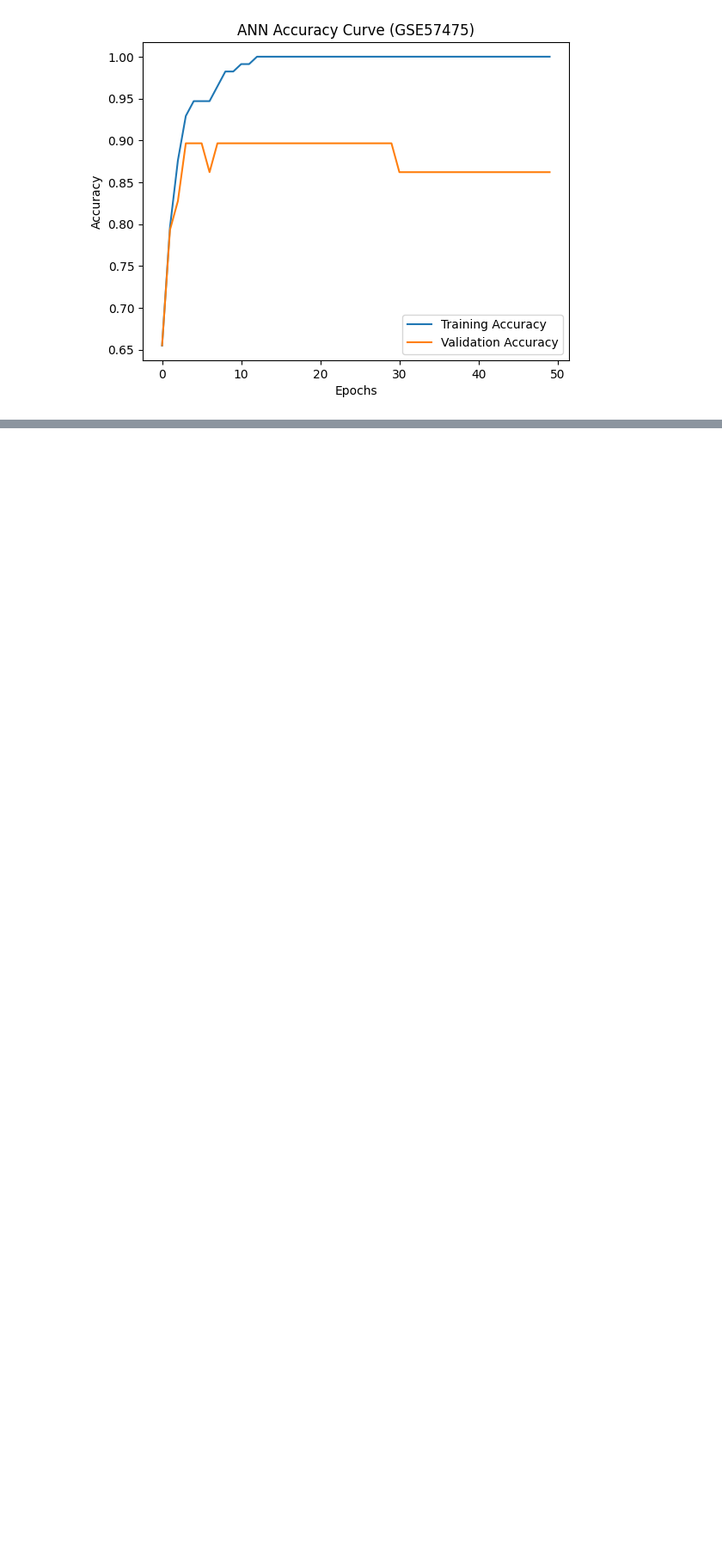
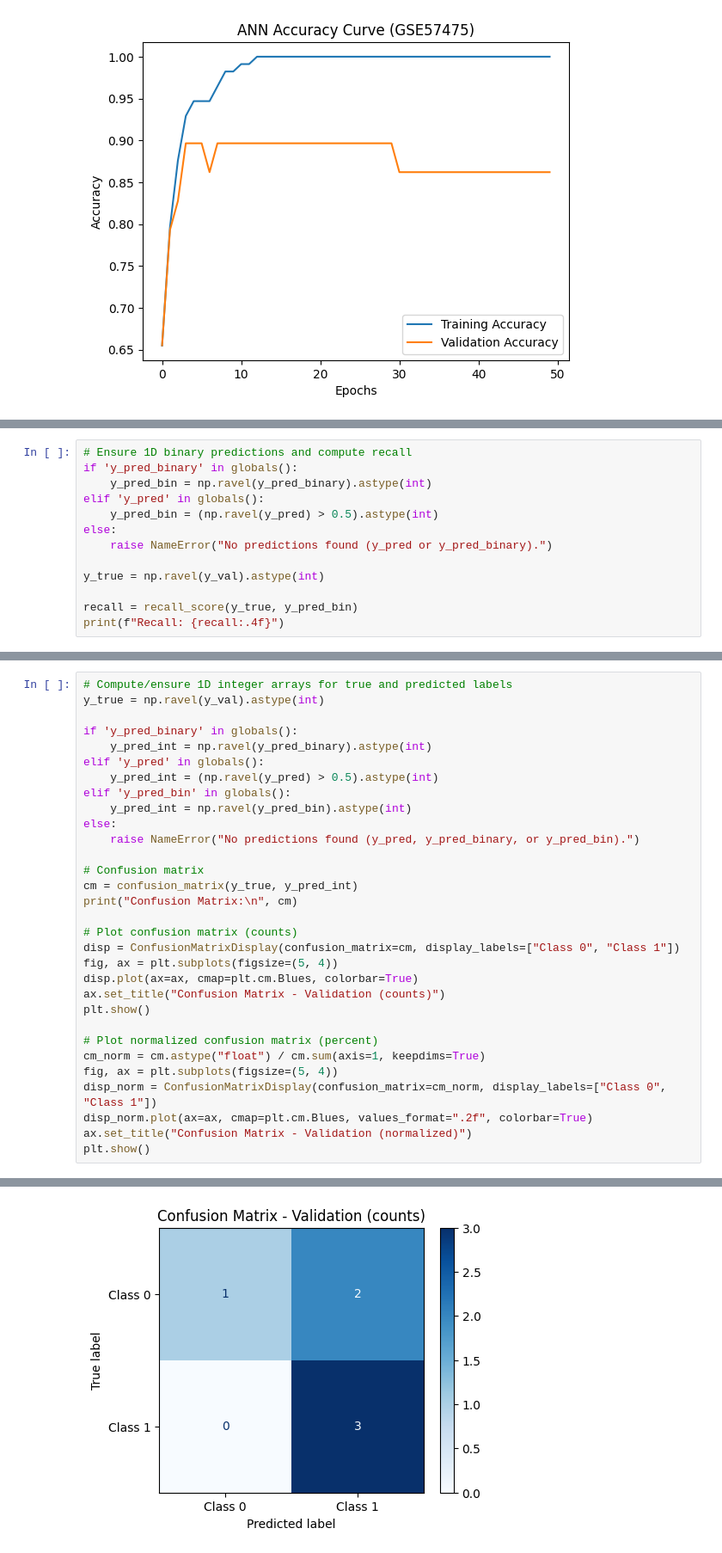
Before and after one commit to DeepShikno/Reasearch_Genomic, a Jupyter notebook: sreya.ipynb, the cells around one changed output, grey strips where cells are left out. Shown at 86% size. Cells and saved outputs as stored; diff of their text form; blank space fills up the shorter version.

```diff
--- a/sreya.ipynb
+++ b/sreya.ipynb
@@ -569,0 +582,13 @@ plt.show()
+# %%
+# Ensure 1D binary predictions and compute recall
+if 'y_pred_binary' in globals():
+    y_pred_bin = np.ravel(y_pred_binary).astype(int)
+elif 'y_pred' in globals():
+    y_pred_bin = (np.ravel(y_pred) > 0.5).astype(int)
+else:
+    raise NameError("No predictions found (y_pred or y_pred_binary).")
+
+y_true = np.ravel(y_val).astype(int)
+
+recall = recall_score(y_true, y_pred_bin)
+print(f"Recall: {recall:.4f}")
@@ -569,0 +597,32 @@ plt.show()
+# %%
+# Compute/ensure 1D integer arrays for true and predicted labels
+y_true = np.ravel(y_val).astype(int)
+
+if 'y_pred_binary' in globals():
+    y_pred_int = np.ravel(y_pred_binary).astype(int)
+elif 'y_pred' in globals():
+    y_pred_int = (np.ravel(y_pred) > 0.5).astype(int)
+elif 'y_pred_bin' in globals():
+    y_pred_int = np.ravel(y_pred_bin).astype(int)
+else:
+    raise NameError("No predictions found (y_pred, y_pred_binary, or y_pred_bin).")
+
+# Confusion matrix
+cm = confusion_matrix(y_true, y_pred_int)
+print("Confusion Matrix:\n", cm)
+
+# Plot confusion matrix (counts)
+disp = ConfusionMatrixDisplay(confusion_matrix=cm, display_labels=["Class 0", "Class 1"])
+fig, ax = plt.subplots(figsize=(5, 4))
+disp.plot(ax=ax, cmap=plt.cm.Blues, colorbar=True)
+ax.set_title("Confusion Matrix - Validation (counts)")
+plt.show()
+
+# Plot normalized confusion matrix (percent)
+cm_norm = cm.astype("float") / cm.sum(axis=1, keepdims=True)
+fig, ax = plt.subplots(figsize=(5, 4))
+disp_norm = ConfusionMatrixDisplay(confusion_matrix=cm_norm, display_labels=["Class 0", "Class 1"])
+disp_norm.plot(ax=ax, cmap=plt.cm.Blues, values_format=".2f", colorbar=True)
+ax.set_title("Confusion Matrix - Validation (normalized)")
+plt.show()
+# %% [output]
@@ -569,0 +632 @@ plt.show()
+[figure, added]
```
Also changed, not shown: parts of 7 cells of this notebook, 2 other files.
